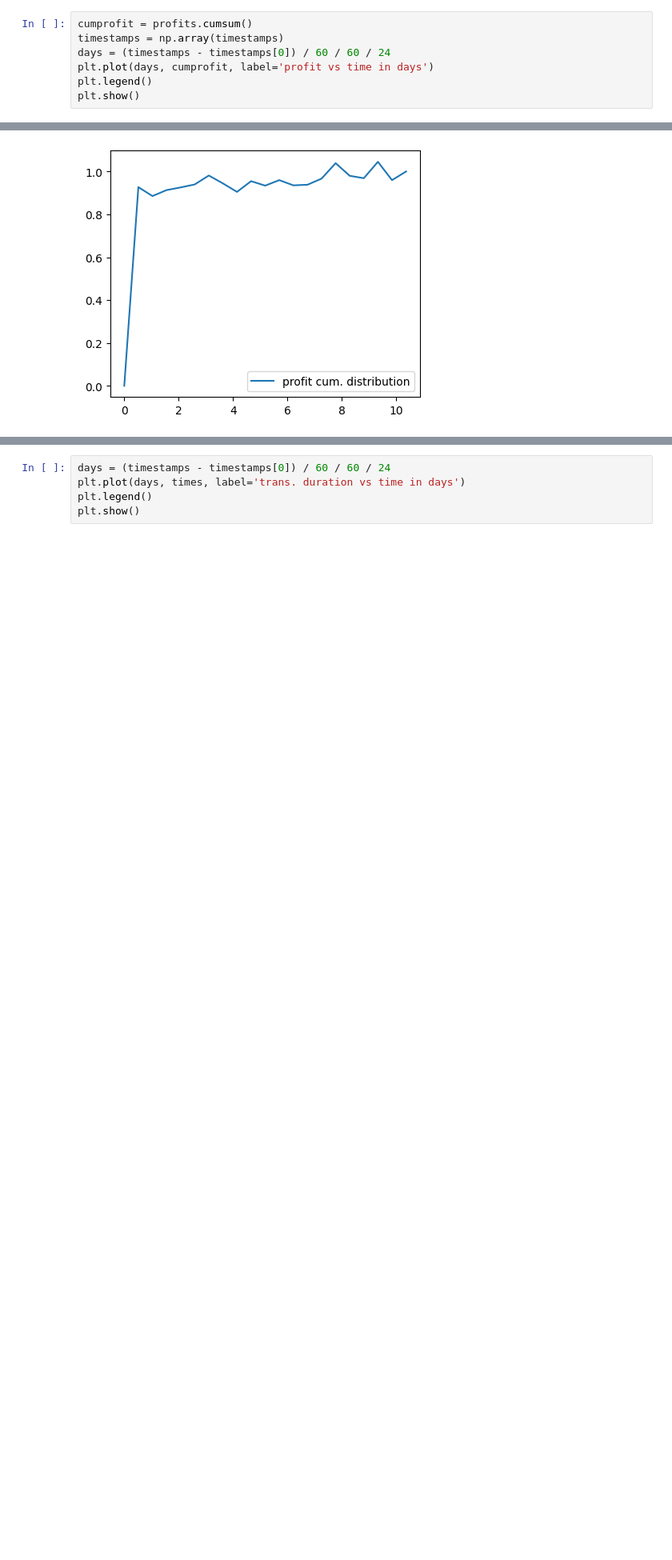
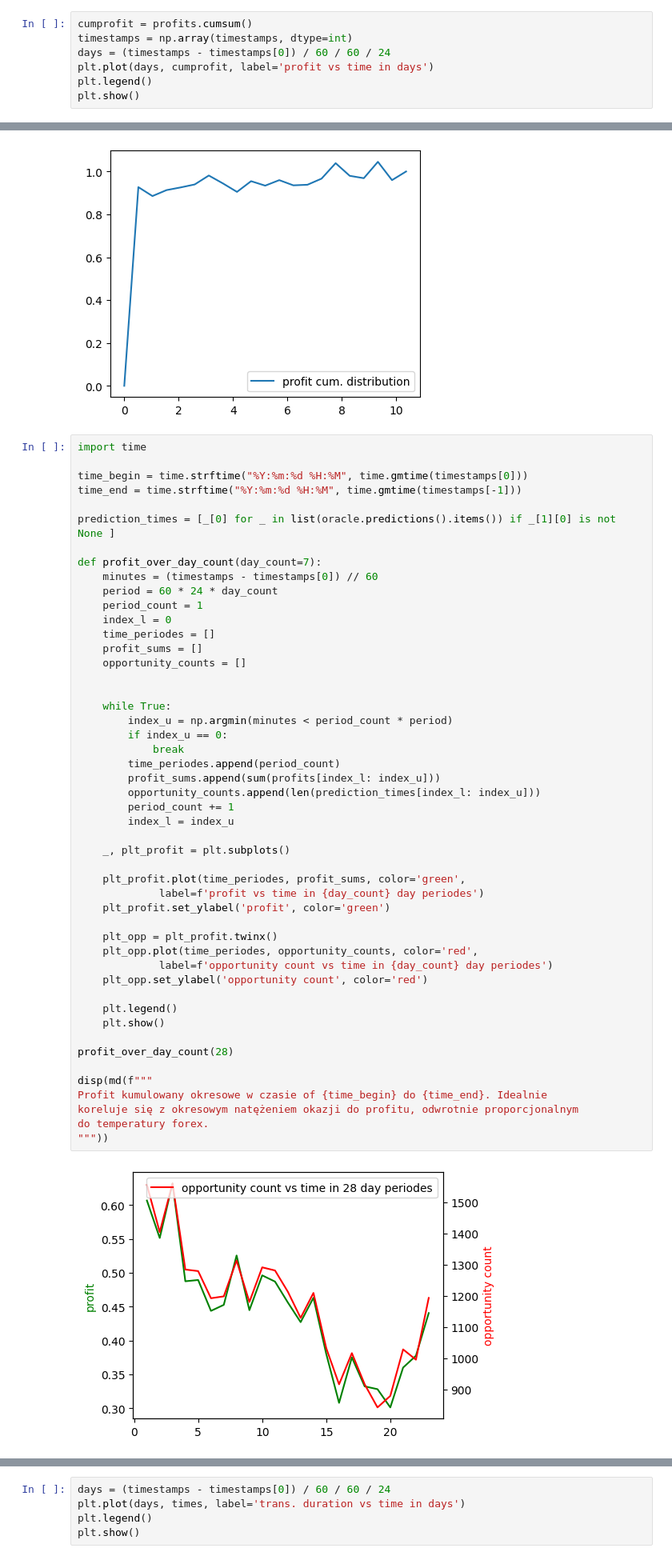
Before and after one commit to stefanzarembinski/szx81, a Jupyter notebook: src/forecast.ipynb, the cells around one changed output, grey strips where cells are left out. Shown at 80% size. Cells and saved outputs as stored; diff of their text form; blank space fills up the shorter version.

```diff
--- a/src/forecast.ipynb
+++ b/src/forecast.ipynb
@@ -102,7 +137,7 @@ total profit: 1.0e+01
 mean profit: 3.8e-04
 # %%
 cumprofit = profits.cumsum()
-timestamps = np.array(timestamps)
+timestamps = np.array(timestamps, dtype=int)
 days = (timestamps - timestamps[0]) / 60 / 60 / 24
 plt.plot(days, cumprofit, label='profit vs time in days')
 plt.legend()
@@ -132,3 +167,54 @@ plt.legend()
 plt.show()
 # %% [output]
 [figure]
+# %%
+import time
+
+time_begin = time.strftime("%Y:%m:%d %H:%M", time.gmtime(timestamps[0]))
+time_end = time.strftime("%Y:%m:%d %H:%M", time.gmtime(timestamps[-1]))
+
+prediction_times = [_[0] for _ in list(oracle.predictions().items()) if _[1][0] is not None ]
+
+def profit_over_day_count(day_count=7):
+    minutes = (timestamps - timestamps[0]) // 60
+    period = 60 * 24 * day_count
+    period_count = 1
+    index_l = 0
+    time_periodes = []
+    profit_sums = []
+    opportunity_counts = []
+
+
+    while True:
+        index_u = np.argmin(minutes < period_count * period)
+        if index_u == 0:
+            break
+        time_periodes.append(period_count)
+        profit_sums.append(sum(profits[index_l: index_u]))
+        opportunity_counts.append(len(prediction_times[index_l: index_u]))
+        period_count += 1
+        index_l = index_u
+
+    _, plt_profit = plt.subplots()
+
+    plt_profit.plot(time_periodes, profit_sums, color='green',
+             label=f'profit vs time in {day_count} day periodes')
+    plt_profit.set_ylabel('profit', color='green')
+
+    plt_opp = plt_profit.twinx()
+    plt_opp.plot(time_periodes, opportunity_counts, color='red',
+             label=f'opportunity count vs time in {day_count} day periodes')
+    plt_opp.set_ylabel('opportunity count', color='red')
+
+    plt.legend()
+    plt.show()
+
+profit_over_day_count(28)
+
+disp(md(f"""
+Profit kumulowany okresowe w czasie of {time_begin} do {time_end}. Idealnie
+koreluje się z okresowym natężeniem okazji do profitu, odwrotnie proporcjonalnym
+do temperatury forex.
+"""))
+# %% [output]
+[figure, added]
```
Also changed, not shown: parts of 11 cells of this notebook, 1 other file.
